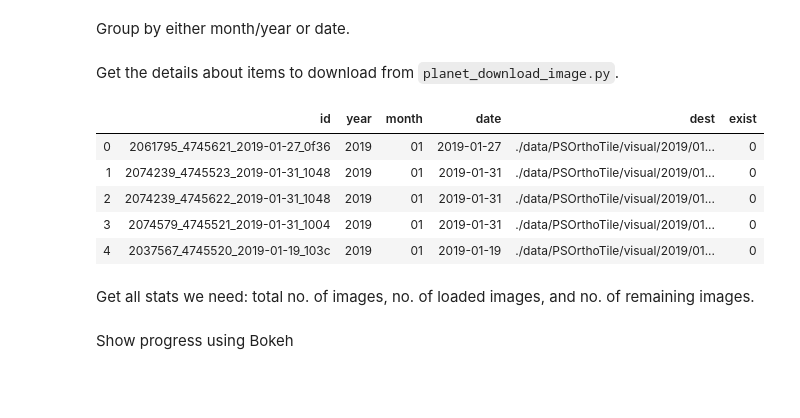
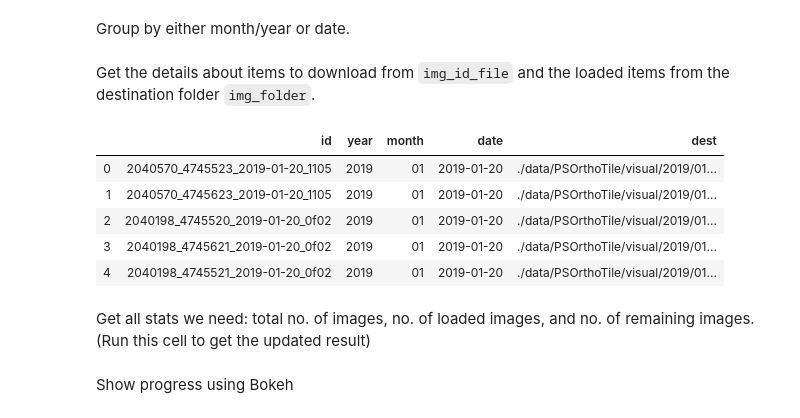
Before and after one commit to sgulyano/gic_workshop, a Jupyter notebook: Planet/download_status.ipynb, the cells around one changed output. Drawn from its saved outputs; the diff is of its cells as text; code cells hidden in the pictures; blank space fills up the shorter version.

Commit message:
Refactor code to decouple. Add img_id keep one day per month.
Take the day with maximum number of images with roughly one month apart from each others.

```diff
--- a/Planet/download_status.ipynb
+++ b/Planet/download_status.ipynb
@@ -21,17 +21,22 @@ grby = ['year','month']
 # %% [markdown]
-Get the details about items to download from `planet_download_image.py`.
+Get the details about items to download from `img_id_file` and the loaded items from the destination folder `img_folder`.
-# %%
-from planet_download_image import df
-df['exist'] = df.dest.apply(lambda x: int(os.path.exists(x)))
-df.head()
-# %% [output]
-|  | id | year | month | date | dest | exist |
-| 0 | 2061795_4745621_2019-01-27_0f36 | 2019 | 01 | 2019-01-27 | ./data/PSOrthoTile/visual/2019/01... | 0 |
-| 1 | 2074239_4745523_2019-01-31_1048 | 2019 | 01 | 2019-01-31 | ./data/PSOrthoTile/visual/2019/01... | 0 |
-| 2 | 2074239_4745622_2019-01-31_1048 | 2019 | 01 | 2019-01-31 | ./data/PSOrthoTile/visual/2019/01... | 0 |
-| 3 | 2074579_4745521_2019-01-31_1004 | 2019 | 01 | 2019-01-31 | ./data/PSOrthoTile/visual/2019/01... | 0 |
-| 4 | 2037567_4745520_2019-01-19_103c | 2019 | 01 | 2019-01-19 | ./data/PSOrthoTile/visual/2019/01... | 0 |
+# %%
+img_folder = './data'
+img_id_file = 'pathum_2019-01-20_2019-01-21.txt'
+# %%
+from planet_utils import get_dest_df, read_img_id_file
+search_id, item_type, asset_type, img_ids = read_img_id_file(img_id_file)
+df = get_dest_df(img_ids, img_folder, item_type, asset_type)
+df.head()
+# %% [output]
+|  | id | year | month | date | dest |
+| 0 | 2040570_4745523_2019-01-20_1105 | 2019 | 01 | 2019-01-20 | ./data/PSOrthoTile/visual/2019/01... |
+| 1 | 2040570_4745623_2019-01-20_1105 | 2019 | 01 | 2019-01-20 | ./data/PSOrthoTile/visual/2019/01... |
+| 2 | 2040198_4745520_2019-01-20_0f02 | 2019 | 01 | 2019-01-20 | ./data/PSOrthoTile/visual/2019/01... |
+| 3 | 2040198_4745621_2019-01-20_0f02 | 2019 | 01 | 2019-01-20 | ./data/PSOrthoTile/visual/2019/01... |
+| 4 | 2040198_4745521_2019-01-20_0f02 | 2019 | 01 | 2019-01-20 | ./data/PSOrthoTile/visual/2019/01... |
 # %% [markdown]
 Get all stats we need: total no. of images, no. of loaded images, and no. of remaining images.
+(Run this cell to get the updated result)
 # %%
 # get all stats: no. of total, loaded, not loaded
```
Also changed, not shown: parts of 2 cells of this notebook, 10 other files.
